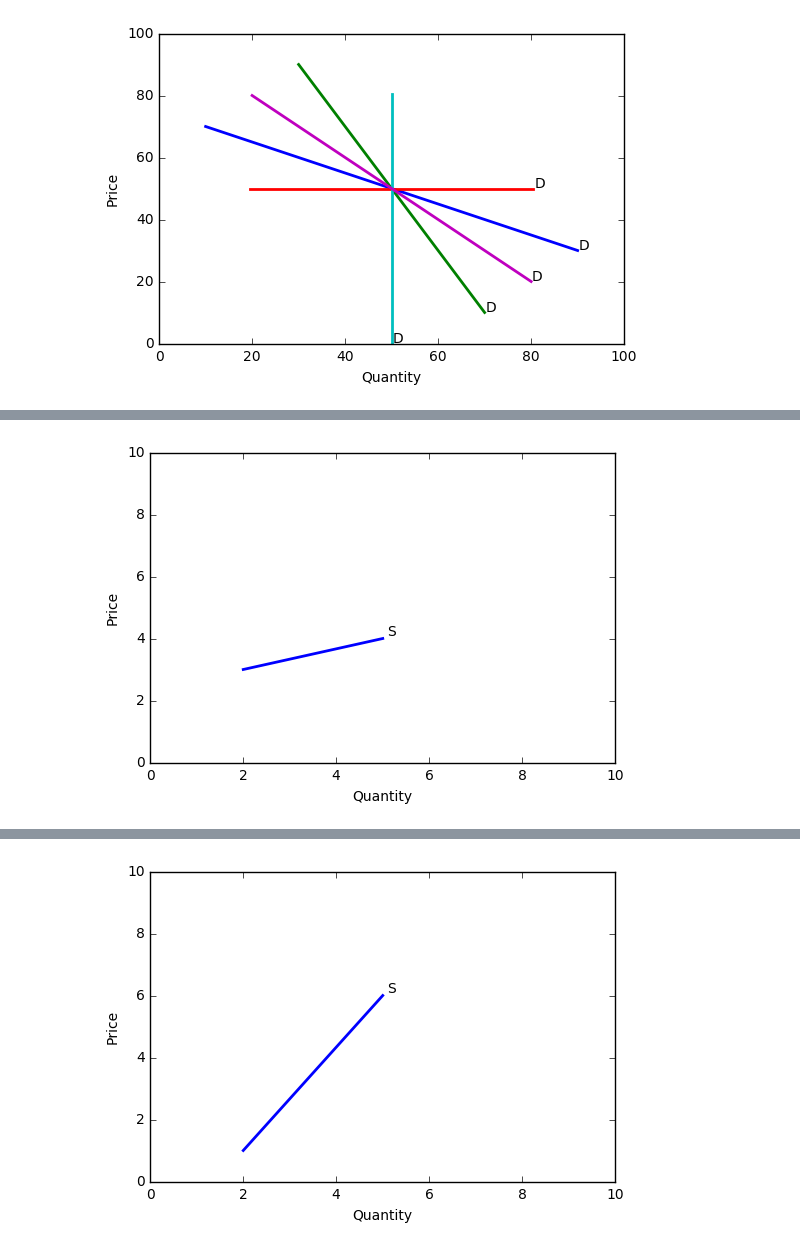
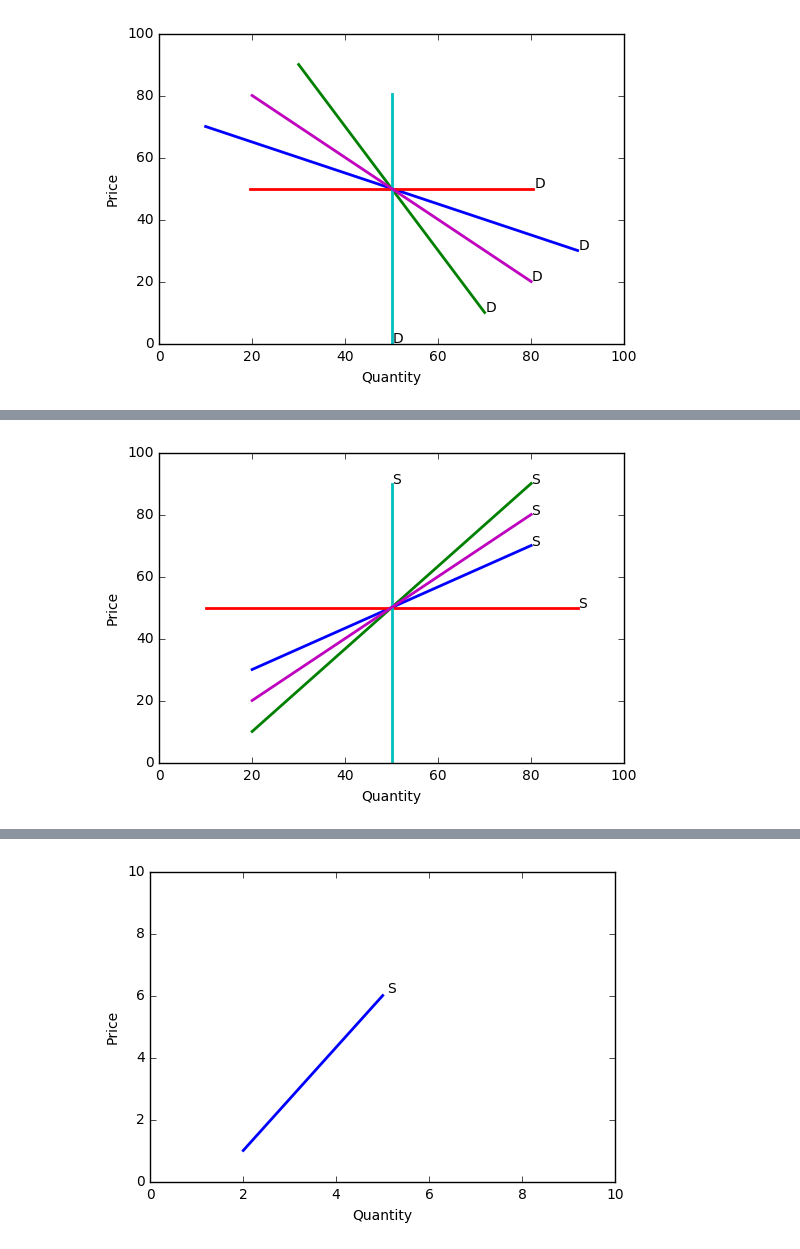
Before and after one commit to farhanatt/EconGraph, a Jupyter notebook: notebooks/Test.ipynb, the cells around one changed output, grey strips where cells are left out. Drawn from its saved outputs; the diff is of its cells as text; code cells hidden in the pictures.

```diff
--- a/notebooks/Test.ipynb
+++ b/notebooks/Test.ipynb
@@ -44,4 +38,12 @@ SupplyCurve().show()
-# %%
-SupplyCurve().slope("down").show()
-# %% [output]
-[figure, removed]
+# %%
+graph = Graph()
+graph.setAxes(0, 100, 0, 100)
+graph.plot(
+    SupplyCurve().slope_down(),
+    SupplyCurve().slope_up(),
+    SupplyCurve().slope_horizontal(),
+    SupplyCurve().slope_vertical(),
+    SupplyCurve()
+)
+# %% [output]
+[figure, added]
```
Also changed, not shown: parts of 5 cells of this notebook, 1 other file.
